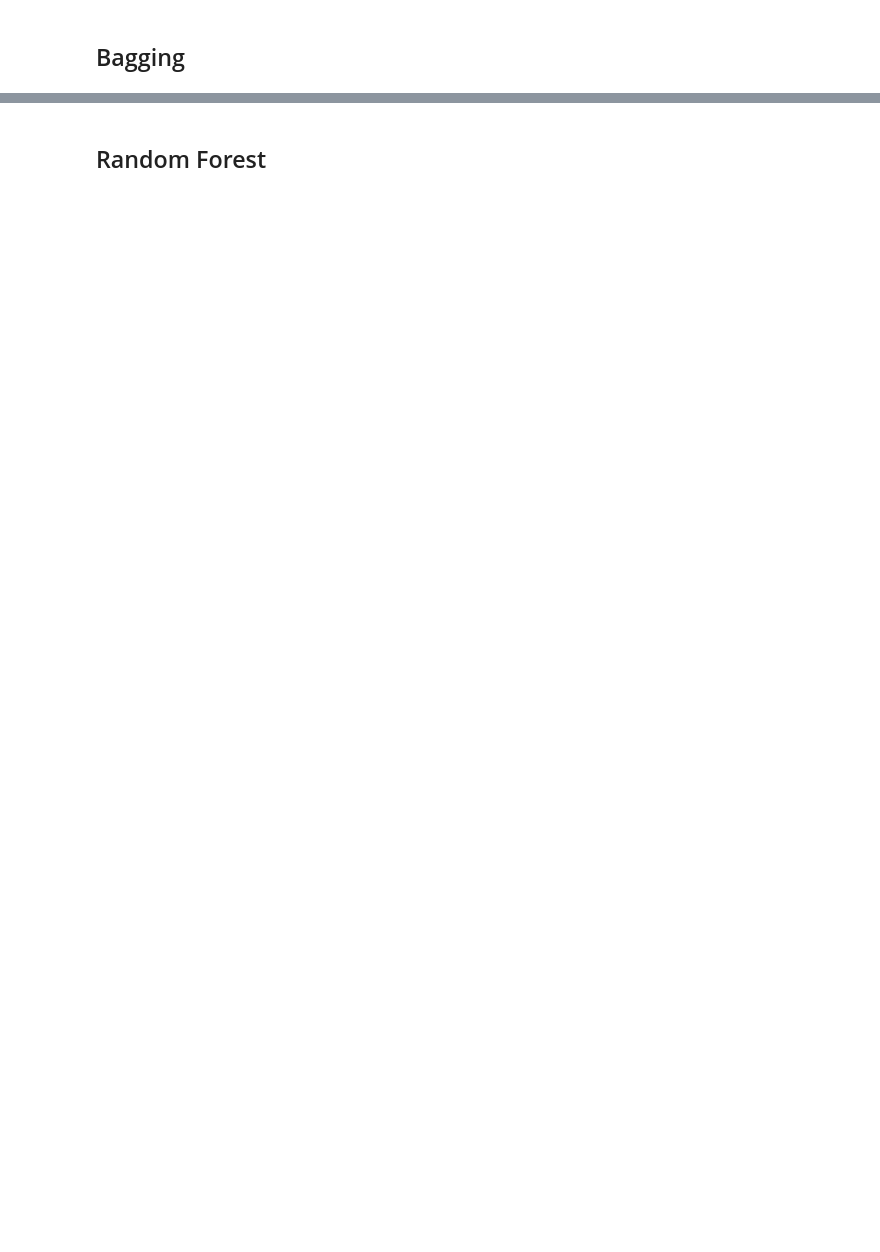
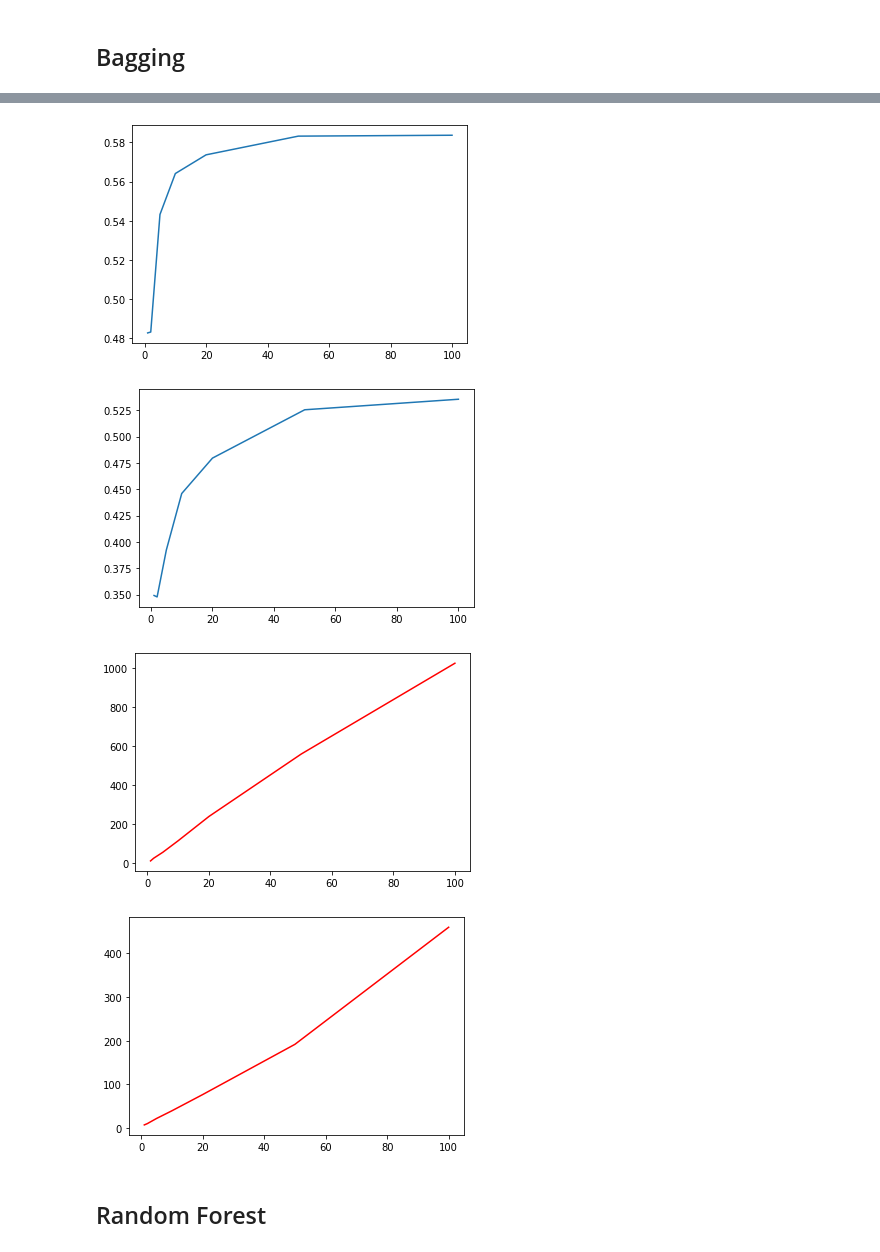
Before and after one commit to Asocsar/MD, a Jupyter notebook: Second_Part/Meta-methods.ipynb, the cells around one changed output, grey strips where cells are left out. Saved outputs shown, nothing was run; the diff lists cells and outputs as text; code cells hidden in the pictures; blank space fills up the shorter version.

```diff
--- a/Second_Part/Meta-methods.ipynb
+++ b/Second_Part/Meta-methods.ipynb
@@ -53,23 +53,17 @@ Data should be numerical and normalized or standarized
 # %%
 from sklearn.model_selection import cross_val_score
 #from sklearn.linear_model import LogisticRegression
-from sklearn.naive_bayes import BernoulliNB
+from sklearn.naive_bayes import GaussianNB
 from sklearn.ensemble import VotingClassifier
 from sklearn.tree import DecisionTreeClassifier
 from sklearn.neighbors import KNeighborsClassifier
 from sklearn.model_selection import GridSearchCV
 
-cv=49
+cv=100
 
-clf1 = BernoulliNB(alpha=0.5, fit_prior=True)
+clf1 = GaussianNB()
 
-params = {'n_neighbors':list(range(1,30,2)), 'weights':('distance','uniform')}
-knc = KNeighborsClassifier()
-clf = GridSearchCV(knc, param_grid=params,cv=cv,n_jobs=-1)  # If cv is integer, by default is Stratifyed
-clf.fit(X, y)
-print("Best Params fo Knn=",clf.best_params_, "Accuracy=", clf.best_score_)
-parval=clf.best_params_
-clf2 = KNeighborsClassifier(n_neighbors=parval['n_neighbors'],weights=parval['weights'])
+clf2 = KNeighborsClassifier(n_neighbors=7,weights='distance')
 
 clf3 = DecisionTreeClassifier(max_depth=13, criterion='entropy')
 
@@ -94,5 +87,5 @@ Accuracy: 0.408 [Majority Voting]
 # %%
-eclf = VotingClassifier(estimators=[('nb', clf1), ('knn3', clf2), ('dt', clf3)],voting='soft', weights=[2,1,2])
+eclf = VotingClassifier(estimators=[('nb', clf1), ('knn3', clf2), ('dt', clf3)],voting='soft', weights=[1,1,2])
 scores = cross_val_score(eclf, X, y, cv=cv, scoring='accuracy')
 print("Accuracy: %0.3f [%s]" % (scores.mean(), "Weighted Voting"))
 # %% [output]
@@ -101,17 +94,14 @@ Accuracy: 0.519 [Weighted Voting]
 ## Bagging
 # %%
 from sklearn.ensemble import BaggingClassifier
+import time
 
 lb=[]
+lb_time=[]
 for nest in [1,2,5,10,20,50,100]:
+    start = time.time()
     scores = cross_val_score(BaggingClassifier(base_estimator=DecisionTreeClassifier(max_depth=13, criterion='entropy'),n_estimators=nest), X, y, cv=cv, scoring='accuracy')
+    lb_time.append(time.time() - start)
     print("Accuracy: %0.3f [%s]" % (scores.mean(), nest))
     lb.append(scores.mean())
-
-lb2=[]
-print()
-for nest in [1,2,5,10,20,50,100]:
-    scores = cross_val_score(BaggingClassifier(base_estimator=DecisionTreeClassifier(max_depth=13, criterion='entropy'),n_estimators=nest,max_features=0.35), X, y, cv=cv, scoring='accuracy')
-    print("Accuracy: %0.3f [%s]" % (scores.mean(), nest))
-    lb2.append(scores.mean())
 # %% [output]
@@ -132,0 +116,9 @@ Accuracy: 0.515 [100]
+# %%
+lb2=[]
+lb2_time=[]
+for nest in [1,2,5,10,20,50,100]:
+    start = time.time()
+    scores = cross_val_score(BaggingClassifier(base_estimator=DecisionTreeClassifier(max_depth=13, criterion='entropy'),n_estimators=nest,max_features=0.35), X, y, cv=cv, scoring='accuracy')
+    lb2_time.append(time.time()  - start)
+    print("Accuracy: %0.3f [%s]" % (scores.mean(), nest))
+    lb2.append(scores.mean())
@@ -133,3 +133,17 @@ Accuracy: 0.515 [100]
+# %%
+plt.plot([1,2,5,10,20,50,100],lb,label="Bagging DT")
+plt.show()
+plt.plot([1,2,5,10,20,50,100],lb2,label="Bagging DT forced variance")
+plt.show()
+plt.plot([1,2,5,10,20,50,100],lb_time,label="Bagging DT", color = "red")
+plt.show()
+plt.plot([1,2,5,10,20,50,100],lb2_time,label="Bagging DT forced variance", color = "red")
+plt.show()
+# %% [output]
+[figure, added]
+[figure, added]
+[figure, added]
+[figure, added]
 # %% [markdown]
 ## Random Forest
 # %%
```
Also changed, not shown: parts of 15 cells of this notebook.
